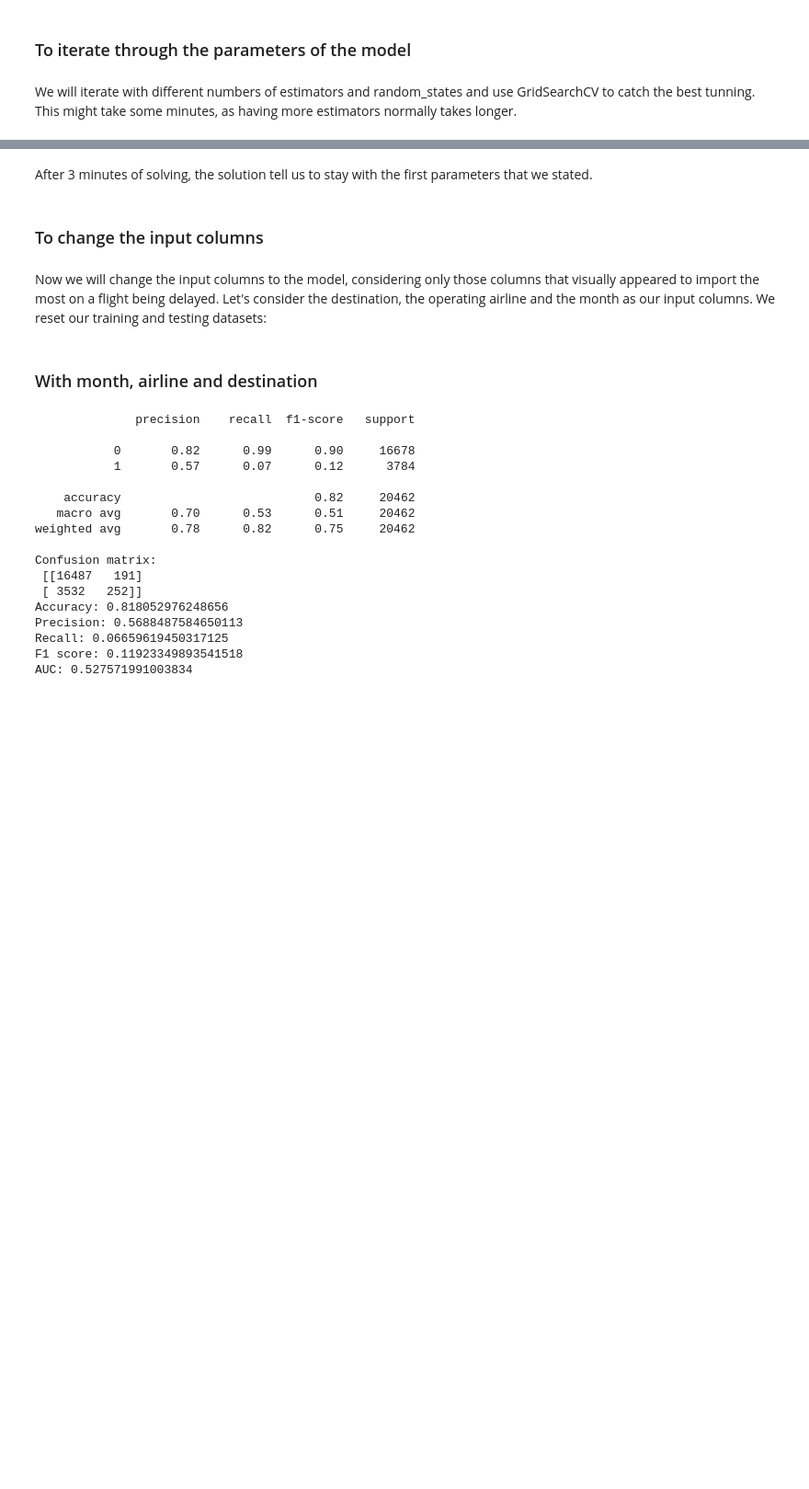
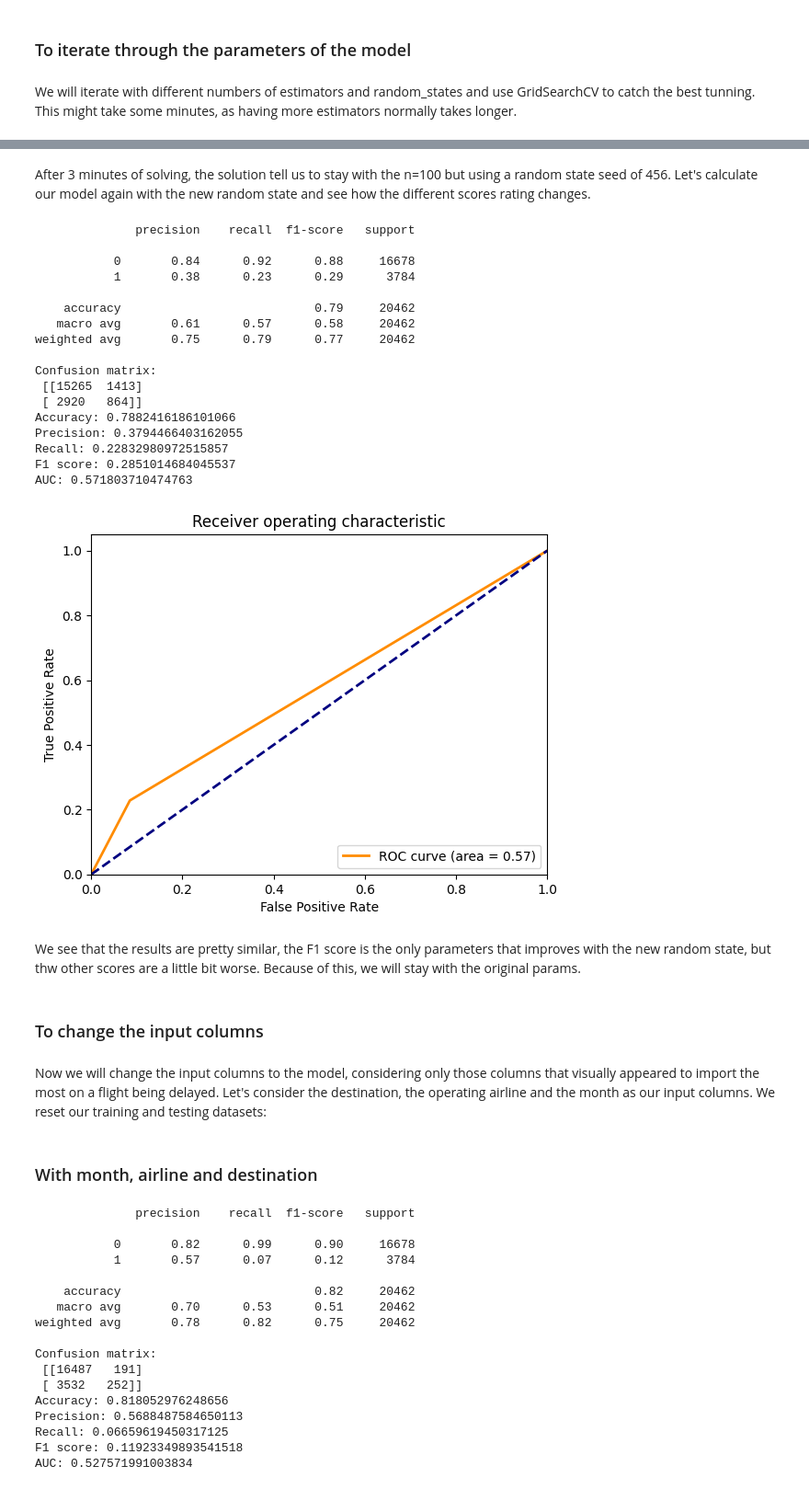
Before and after one commit to jpmena6/challenge_data_scientist_mena, a Jupyter notebook: solution.ipynb, the cells around one changed output, grey strips where cells are left out. Shown at 92% size. Cells and saved outputs as stored; diff of their text form; code cells hidden in the pictures; blank space fills up the shorter version.

```diff
--- a/solution.ipynb
+++ b/solution.ipynb
@@ -393,6 +393,37 @@ Best parameters:  {'n_estimators': 100, 'random_state': 42}
 Best score: 0.82
 # %% [markdown]
-After 3 minutes of solving, the solution tell us to stay with the first parameters that we stated.
+After 3 minutes of solving, the solution tell us to stay with the n=100 but using a random state seed of 456. Let's calculate our model again with the new random state and see how the different scores rating changes.
+# %%
+#We define our train and test sets.
+numerical_cols=["DIA","MES","high_season"]
+categorical_cols = ["DIANOM", "TIPOVUELO", "OPERA", "SIGLADES", "period_day"]
+predict_column=flights["delay_15"]
+test_size=0.3
+X_train_final, y_train, X_test_final, y_test=define_set(numerical_cols=numerical_cols, categorical_cols=categorical_cols, test_size=test_size, predict_column=predict_column)
+# Create a random forest classifier with 100 trees
+rfc = RandomForestClassifier(n_estimators=100, random_state=456)
+execute_model(rfc,X_train_final, y_train, X_test_final, y_test)
+# %% [output]
+              precision    recall  f1-score   support
+
+           0       0.84      0.92      0.88     16678
+           1       0.38      0.23      0.29      3784
+
+    accuracy                           0.79     20462
+   macro avg       0.61      0.57      0.58     20462
+weighted avg       0.75      0.79      0.77     20462
+
+Confusion matrix:
+ [[15265  1413]
+ [ 2920   864]]
+Accuracy: 0.7882416186101066
+Precision: 0.3794466403162055
+Recall: 0.22832980972515857
+F1 score: 0.2851014684045537
+AUC: 0.571803710474763
+[figure, added]
+# %% [markdown]
+We see that the results are pretty similar, the F1 score is the only parameters that improves with the new random state, but thw other scores are a little bit worse. Because of this, we will stay with the original params.
 # %% [markdown]
 ### To change the input columns
 # %% [markdown]
```
Also changed, not shown: parts of 27 cells of this notebook, 3 other files.
